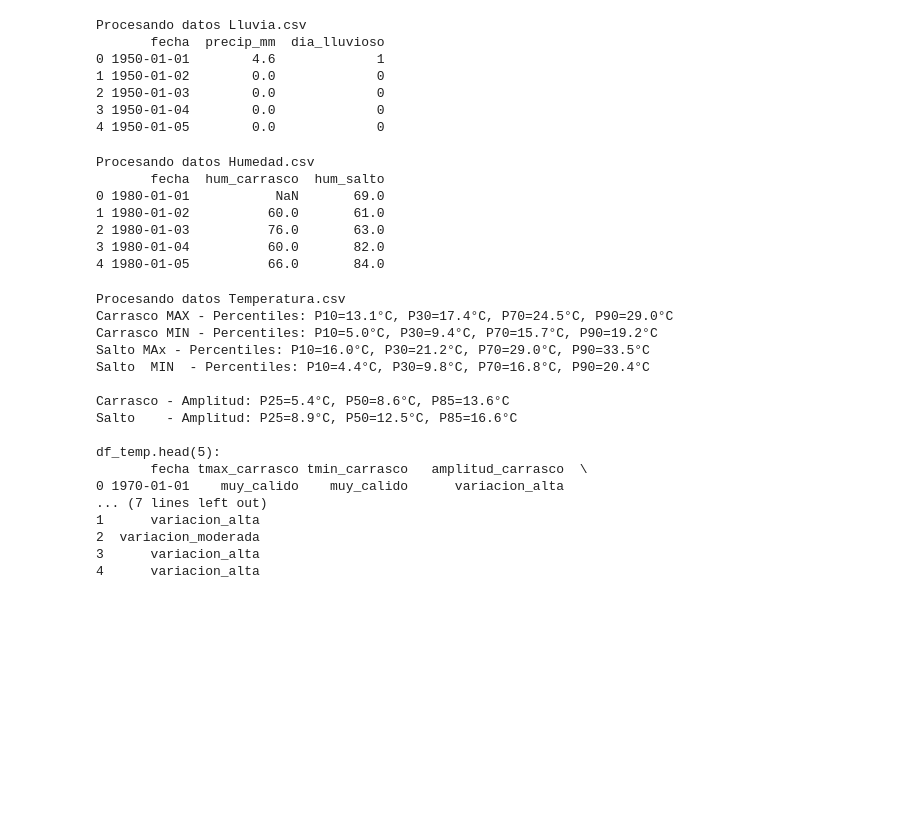
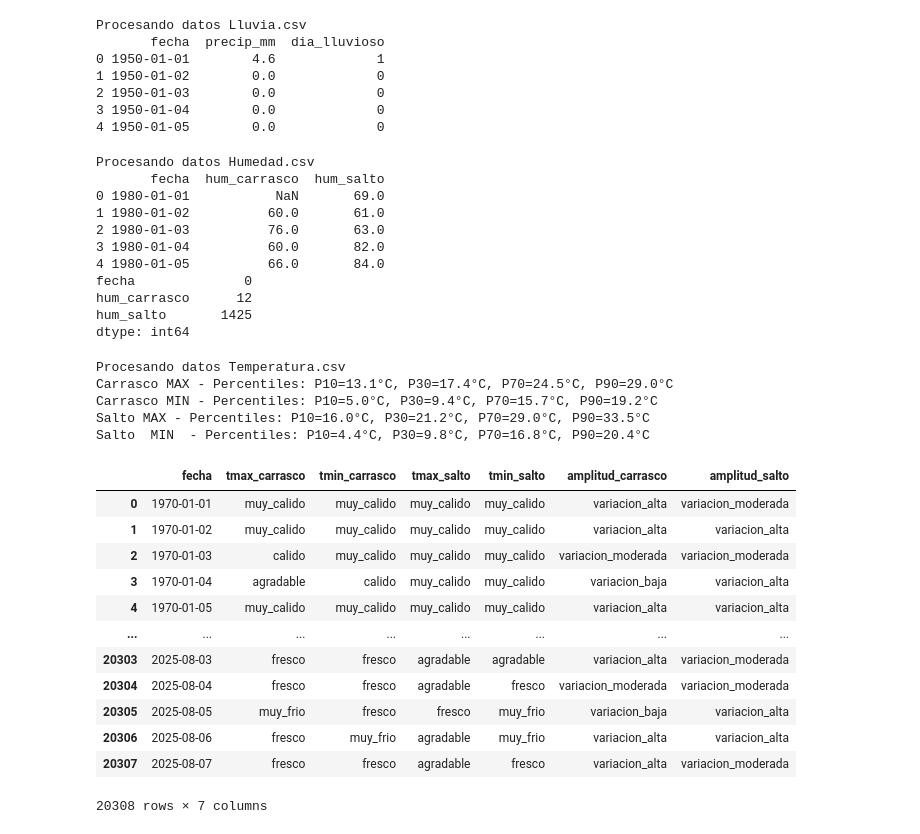
Before and after one commit to Ezequiel-Capo/MachineLearningLab, a Jupyter notebook: LAB1/Script/preprocesamiento.ipynb, the cells around one changed output. Drawn from its saved outputs; the diff is of its cells as text; code cells hidden in the pictures; blank space fills up the shorter version.

```diff
--- a/LAB1/Script/preprocesamiento.ipynb
+++ b/LAB1/Script/preprocesamiento.ipynb
@@ -77,6 +79,7 @@ df_hum = df_hum.groupby("fecha").agg({
 }).reset_index()
 
 print(df_hum.head())
+print(df_hum.isna().sum())
 # %% [output]
 Procesando datos Humedad.csv
        fecha  hum_carrasco  hum_salto
@@ -85,6 +88,10 @@ Procesando datos Humedad.csv
 2 1980-01-03          76.0       63.0
 3 1980-01-04          60.0       82.0
 4 1980-01-05          66.0       84.0
+fecha              0
+hum_carrasco      12
+hum_salto       1425
+dtype: int64
 # %%
 # ====== 3. Temperatura.csv PERCENTILES para tmax y tmin ======
 print("Procesando datos Temperatura.csv")
@@ -113,7 +120,6 @@ media_por_mes = df_temp.groupby("mes")[[
     "tmax_salto",
     "tmin_salto"
 ]].mean()
-#print("Valores nulos ANTES de llenar NaN:")
 #print(df_temp[["tmax_carrasco", "tmin_carrasco", "tmax_salto", "tmin_salto"]].isna().sum())
 # llenar NaN con la media del mes, para cada colmn
 for col in ["tmax_carrasco", "tmin_carrasco", "tmax_salto", "tmin_salto"]:
@@ -136,7 +142,7 @@ p10_mins, p30_mins, p70_mins, p90_mins = np.percentile(df_temp["tmin_salto"], [1
 print(f"Carrasco MAX - Percentiles: P10={p10_maxc:.1f}°C, P30={p30_maxc:.1f}°C, P70={p70_maxc:.1f}°C, P90={p90_maxc:.1f}°C")
 print(f"Carrasco MIN - Percentiles: P10={p10_minc:.1f}°C, P30={p30_minc:.1f}°C, P70={p70_minc:.1f}°C, P90={p90_minc:.1f}°C")
 
-print(f"Salto MAx - Percentiles: P10={p10_maxs:.1f}°C, P30={p30_maxs:.1f}°C, P70={p70_maxs:.1f}°C, P90={p90_maxs:.1f}°C")
+print(f"Salto MAX - Percentiles: P10={p10_maxs:.1f}°C, P30={p30_maxs:.1f}°C, P70={p70_maxs:.1f}°C, P90={p90_maxs:.1f}°C")
 print(f"Salto  MIN  - Percentiles: P10={p10_mins:.1f}°C, P30={p30_mins:.1f}°C, P70={p70_mins:.1f}°C, P90={p90_mins:.1f}°C")
 # Función de categorización basada en percentiles
 def categorizar_por_percentiles_tmin_tmax(temp, p10, p30, p70, p90):
@@ -169,6 +175,12 @@ df_temp["tmax_carrasco"] = df_temp["tmax_carrasco"].apply(
 df_temp["tmin_carrasco"] = df_temp["tmin_carrasco"].apply(
     lambda t: categorizar_por_percentiles_tmin_tmax(t, p10_minc, p30_minc, p70_minc, p90_minc)
 )
+df_temp["tmax_salto"] = df_temp["tmax_salto"].apply(
+    lambda t: categorizar_por_percentiles_tmin_tmax(t, p10_maxc, p30_maxc, p70_maxc, p90_maxc)
+)
+df_temp["tmin_salto"] = df_temp["tmin_salto"].apply(
+    lambda t: categorizar_por_percentiles_tmin_tmax(t, p10_minc, p30_minc, p70_minc, p90_minc)
+)
 
 # ====== Discretización de amplitud térmica ======
 
@@ -179,48 +191,50 @@ p85_amp_c = np.percentile(df_temp["amplitud_carrasco"], 85)
 
 p25_amp_s = np.percentile(df_temp["amplitud_salto"], 25)
 p65_amp_s = np.percentile(df_temp["amplitud_salto"], 50)
 p85_amp_s = np.percentile(df_temp["amplitud_salto"], 85)
 
 # Mostrar umbrales (opcional)
-print(f"\nCarrasco - Amplitud: P25={p25_amp_c:.1f}°C, P50={p65_amp_c:.1f}°C, P85={p85_amp_c:.1f}°C")
-print(f"Salto    - Amplitud: P25={p25_amp_s:.1f}°C, P50={p65_amp_s:.1f}°C, P85={p85_amp_s:.1f}°C")
+# print(f"\nCarrasco - Amplitud: P25={p25_amp_c:.1f}°C, P50={p65_amp_c:.1f}°C, P85={p85_amp_c:.1f}°C")
+# print(f"Salto    - Amplitud: P25={p25_amp_s:.1f}°C, P50={p65_amp_s:.1f}°C, P85={p85_amp_s:.1f}°C")
 
 # Aplicar categorización a amplitud
 df_temp["amplitud_carrasco"] = df_temp["amplitud_carrasco"].apply(
     lambda t: categorizar_por_percentiles_amplitud(t, p25_amp_c, p65_amp_c, p85_amp_c)
 )
 
 df_temp["amplitud_salto"] = df_temp["amplitud_salto"].apply(
     lambda t: categorizar_por_percentiles_amplitud(t, p25_amp_s, p65_amp_s, p85_amp_s)
 )
 
 # Seleccionar solo columnas finales
 df_temp = df_temp[[
     "fecha",
     "tmax_carrasco",
     "tmin_carrasco",
+    "tmax_salto",
+    "tmin_salto",
     "amplitud_carrasco",
-    "amplitud_salto"  # o también puedes incluir Salto si lo necesitas
+    "amplitud_salto"
 ]]
 
 # Mostrar resultados
-print("\ndf_temp.head(5):")
-print(df_temp.head(5))
+df_temp
 # %% [output]
 Procesando datos Temperatura.csv
 Carrasco MAX - Percentiles: P10=13.1°C, P30=17.4°C, P70=24.5°C, P90=29.0°C
 Carrasco MIN - Percentiles: P10=5.0°C, P30=9.4°C, P70=15.7°C, P90=19.2°C
-Salto MAx - Percentiles: P10=16.0°C, P30=21.2°C, P70=29.0°C, P90=33.5°C
+Salto MAX - Percentiles: P10=16.0°C, P30=21.2°C, P70=29.0°C, P90=33.5°C
 Salto  MIN  - Percentiles: P10=4.4°C, P30=9.8°C, P70=16.8°C, P90=20.4°C
-
-Carrasco - Amplitud: P25=5.4°C, P50=8.6°C, P85=13.6°C
-Salto    - Amplitud: P25=8.9°C, P50=12.5°C, P85=16.6°C
-
-df_temp.head(5):
-       fecha tmax_carrasco tmin_carrasco   amplitud_carrasco  \
-0 1970-01-01    muy_calido    muy_calido      variacion_alta
-... (7 lines left out)
-1      variacion_alta
-2  variacion_moderada
-3      variacion_alta
-4      variacion_alta
+|  | fecha | tmax_carrasco | tmin_carrasco | tmax_salto | tmin_salto | amplitud_carrasco | amplitud_salto |
+| 0 | 1970-01-01 | muy_calido | muy_calido | muy_calido | muy_calido | variacion_alta | variacion_moderada |
+| 1 | 1970-01-02 | muy_calido | muy_calido | muy_calido | muy_calido | variacion_alta | variacion_alta |
+| 2 | 1970-01-03 | calido | muy_calido | muy_calido | muy_calido | variacion_moderada | variacion_moderada |
+| 3 | 1970-01-04 | agradable | calido | muy_calido | muy_calido | variacion_baja | variacion_alta |
+| 4 | 1970-01-05 | muy_calido | muy_calido | muy_calido | muy_calido | variacion_alta | variacion_alta |
+| ... | ... | ... | ... | ... | ... | ... | ... |
+| 20303 | 2025-08-03 | fresco | fresco | agradable | agradable | variacion_alta | variacion_moderada |
+| 20304 | 2025-08-04 | fresco | fresco | agradable | fresco | variacion_moderada | variacion_moderada |
+| 20305 | 2025-08-05 | muy_frio | fresco | fresco | muy_frio | variacion_baja | variacion_alta |
+| 20306 | 2025-08-06 | fresco | muy_frio | agradable | muy_frio | variacion_alta | variacion_alta |
+| 20307 | 2025-08-07 | fresco | fresco | agradable | fresco | variacion_alta | variacion_moderada |
+20308 rows × 7 columns
```
Also changed, not shown: parts of 7 cells of this notebook, 3 other files.
